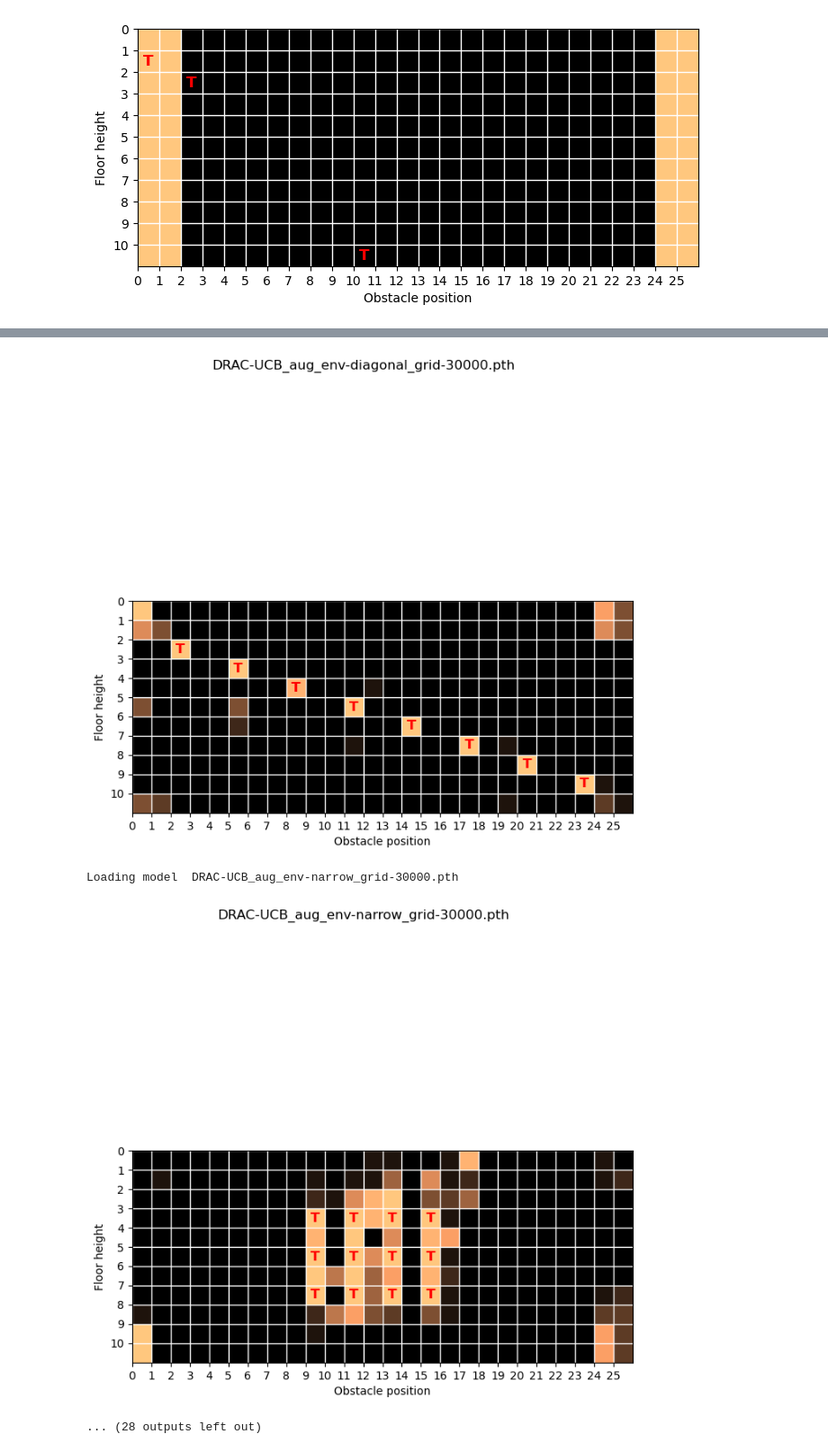
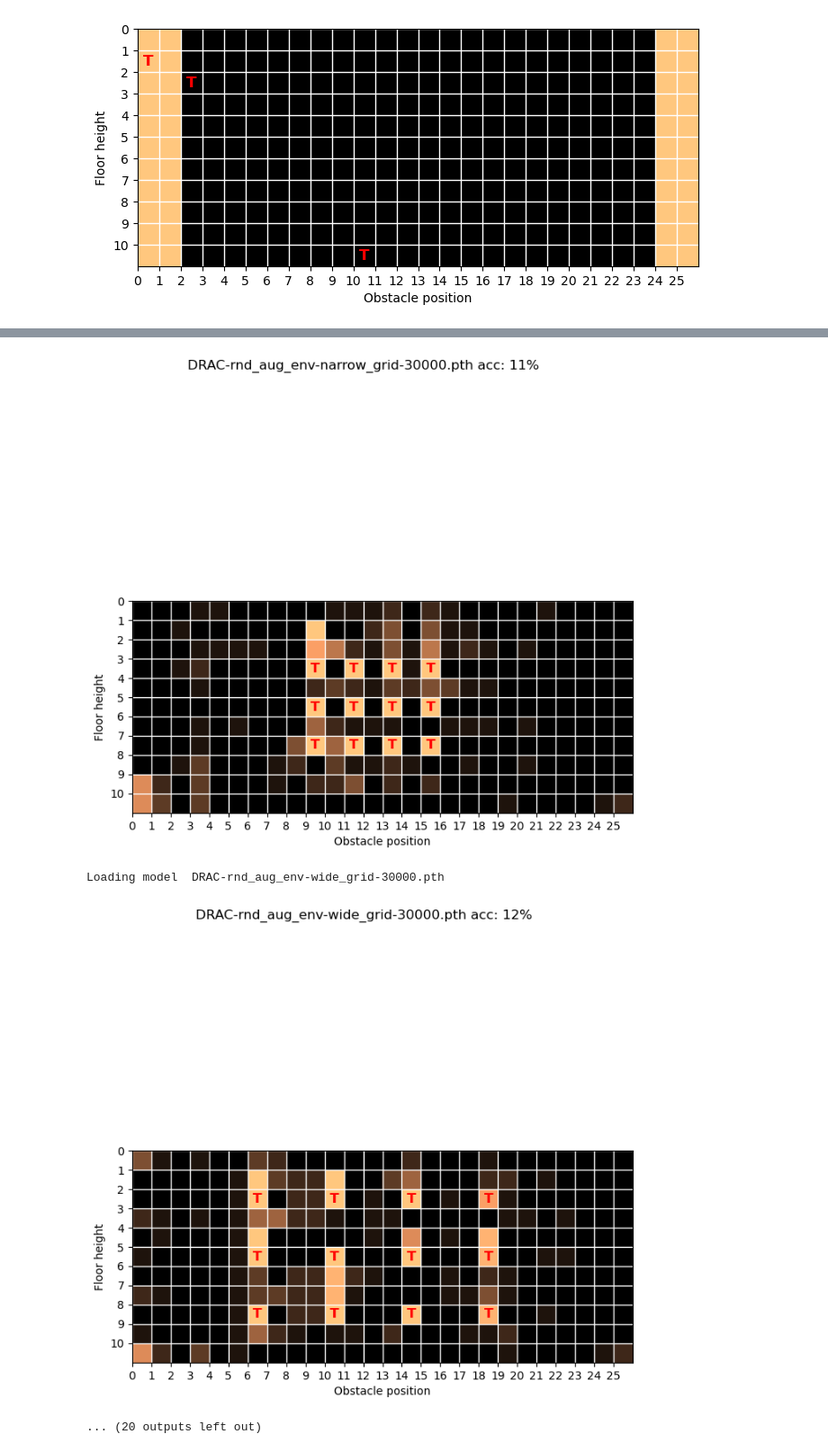
Before and after one commit to manusimidt/jku_practical_work, a Jupyter notebook: visualize_configuration.ipynb, the cells around one changed output, grey strips where cells are left out. Shown: that part at 90% size. Drawn from its saved outputs; the diff is of its cells as text; code cells hidden in the pictures.

```diff
--- a/visualize_configuration.ipynb
+++ b/visualize_configuration.ipynb
@@ -78,7 +75,7 @@ def map_conf_to_index(confs:list)->list:
         res.append((x[0], y[0]))
     return res
 # %%
-render = False
+render = True
 folder_name: str = './ckpts-final/'
 
 def play_episode(model: PPO, env: VanillaEnv)->bool:
@@ -98,11 +95,16 @@ def play_episode(model: PPO, env: VanillaEnv)->bool:
 for conf_name in os.listdir(folder_name):
     if not conf_name.endswith('.pth'): continue
     img_name = conf_name.replace('.pth', '-eval.png')
+
     # check if the file already exists
     # if img_name in os.listdir(folder_name): continue
+    if 'narrow' not in conf_name and 'wide' not in conf_name:
+        continue
 
     print("Loading model ", conf_name)
     grid = np.zeros((len(obstacle_pos), len(floor_height)))
+
+    solved_counter, failed_counter = 0,0
 
     for obs_pos_idx in range(len(obstacle_pos)):
         for floor_height_idx in range(len(floor_height)):
@@ -121,10 +123,15 @@ for conf_name in os.listdir(folder_name):
 
             for _ in range(10):
                 is_solved = play_episode(model, env)
-                if is_solved: grid[obs_pos_idx][floor_height_idx] += 0.1
+                if is_solved:
+                    grid[obs_pos_idx][floor_height_idx] += 0.1
+                    solved_counter += 1
+                else:
+                    failed_counter += 1
 
+    acc = round(solved_counter * 100 / (solved_counter + failed_counter))
     fig = plot_evaluation_grid(np.fliplr(grid), map_conf_to_index(train_info['conf']))
-    fig.suptitle(conf_name)
+    fig.suptitle(conf_name + f" acc: {acc}%")
     plt.savefig(folder_name + img_name)
     plt.show()
 # %% [output]
@@ -140,4 +147,4 @@ Loading model  DRAC-UCB_aug_env-diagonal_grid-30000.pth
-[figure, old version]
+[figure, new version]
-Loading model  DRAC-UCB_aug_env-narrow_grid-30000.pth
+Loading model  DRAC-rnd_aug_env-wide_grid-30000.pth
-[figure, old version]
+[figure, new version]
-... (28 outputs left out)
+... (20 outputs left out)
```
Also changed, not shown: parts of 2 cells of this notebook, 6 other files.
